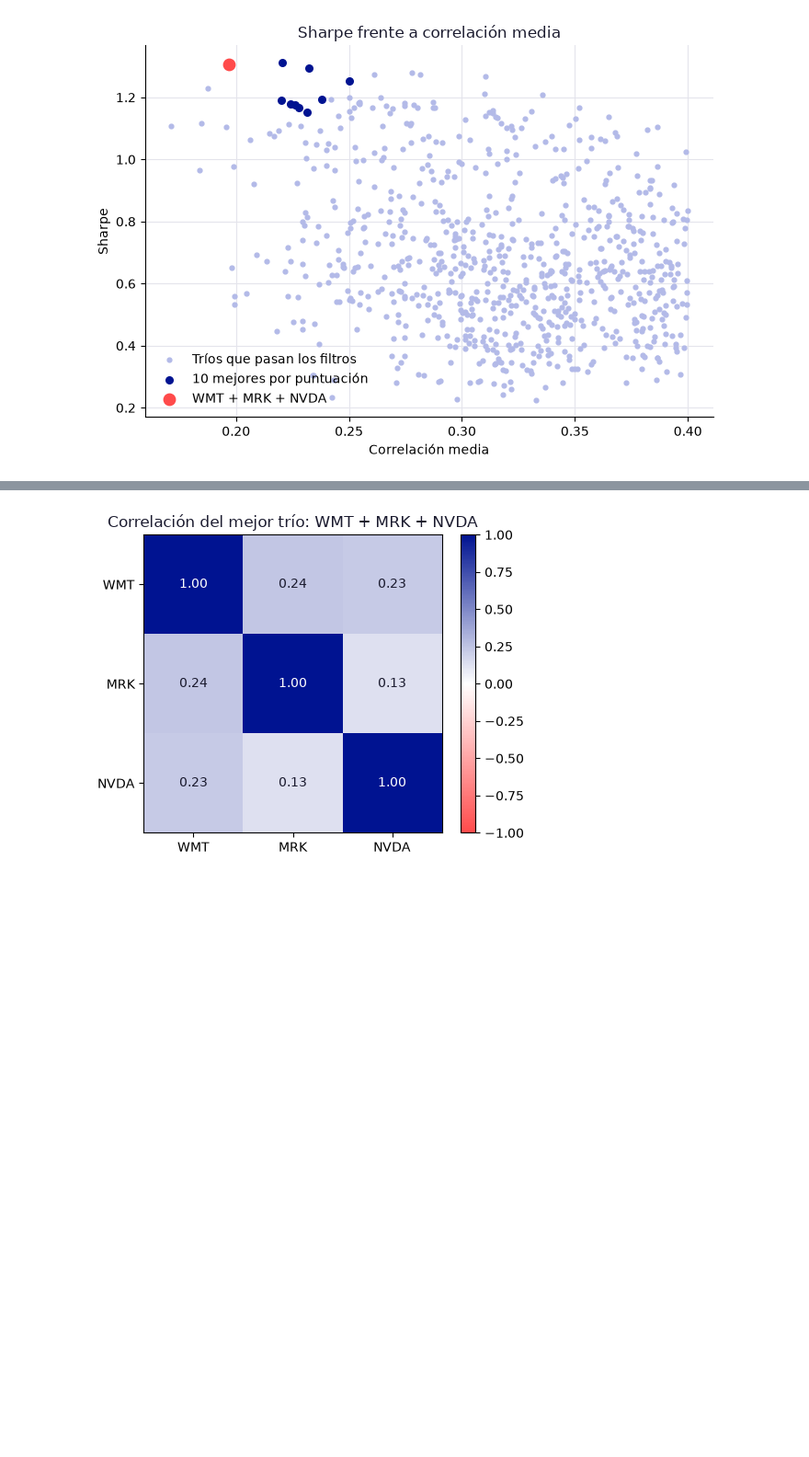
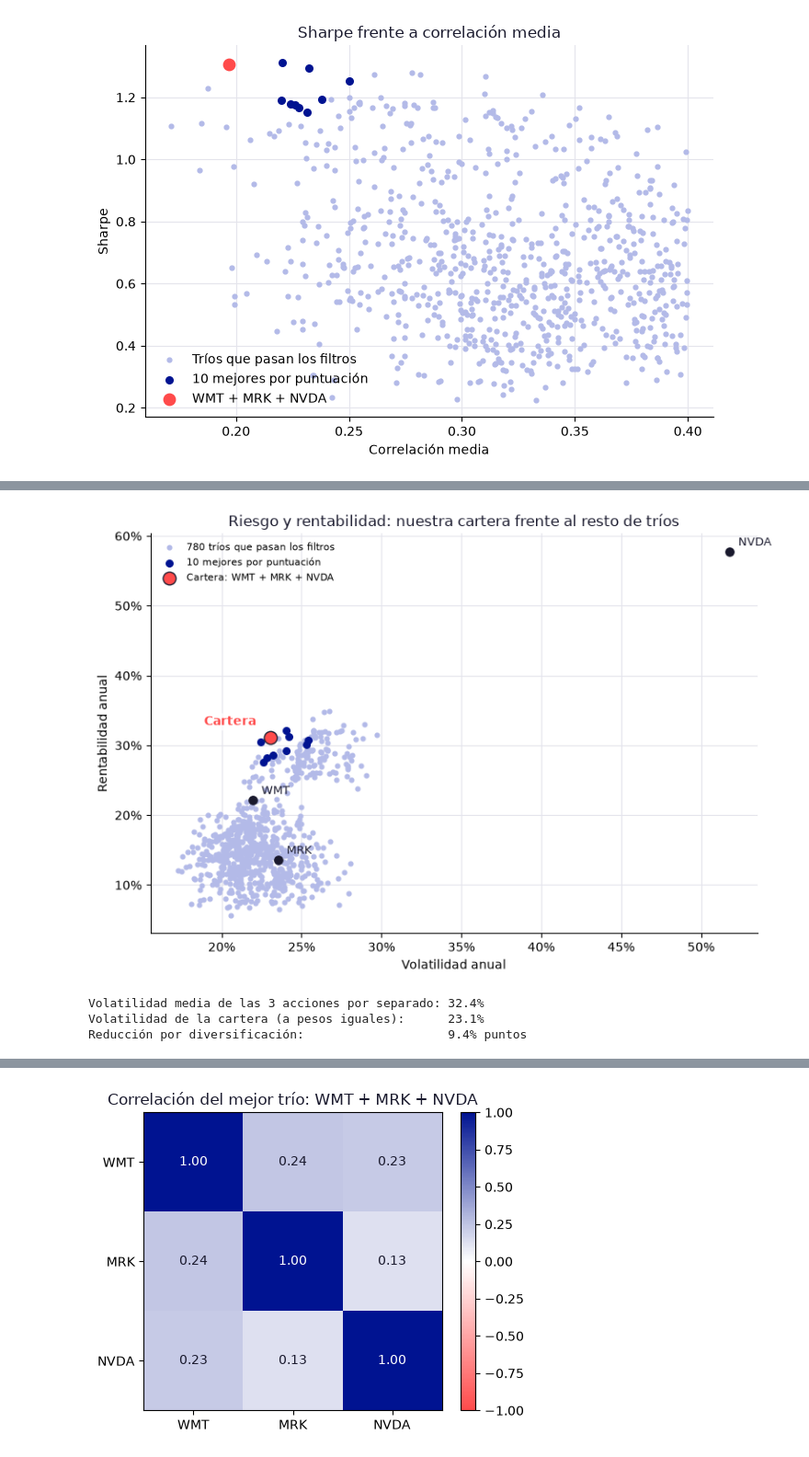
Before and after one commit to alvmorenobl/bbva-option-pricing-montecarlo-rnn, a Jupyter notebook: seleccioncartera.ipynb, the cells around one changed output, grey strips where cells are left out. Shown at 92% size. Drawn from its saved outputs; the diff is of its cells as text; code cells hidden in the pictures; blank space fills up the shorter version.

```diff
--- a/seleccioncartera.ipynb
+++ b/seleccioncartera.ipynb
@@ -304,10 +406,0 @@ plt.show()
-# %%
-plt.scatter(todos.loc["WMT + MRK + NVDA", "volatilidad"], todos.loc["WMT + MRK + NVDA", "rentabilidad"], color="red")
-plt.annotate("Cartera", (todos.loc["WMT + MRK + NVDA", "volatilidad"], todos.loc["WMT + MRK + NVDA", "rentabilidad"]))
-
-for e in ["WMT", "MRK", "NVDA"]:
-    vol_e, rent_e = rent[e].std() * np.sqrt(252), rent[e].mean() * 252
-    plt.scatter(vol_e, rent_e, color="black")
-    plt.annotate(e, (vol_e, rent_e))
-
-plt.xlabel("Volatilidad"); plt.ylabel("Rentabilidad"); plt.show()
@@ -317,0 +416,44 @@ plt.xlabel("Volatilidad"); plt.ylabel("Rentabilidad"); plt.show()
+# %%
+elegida = todos.index[0]
+componentes = elegida.split(" + ")
+x_c, y_c = todos.loc[elegida, "volatilidad"], todos.loc[elegida, "rentabilidad"]
+
+fig, ax = plt.subplots(figsize=(8, 5.5))
+ax.scatter(todos["volatilidad"], todos["rentabilidad"], s=12, color=COLORES["azul_muy_claro"],
+           label=f"{len(todos)} tríos que pasan los filtros")
+ax.scatter(todos["volatilidad"][:10], todos["rentabilidad"][:10], s=30, color=COLORES["azul_principal"],
+           label="10 mejores por puntuación")
+
+# Las tres acciones por separado
+vols_ind = []
+for e in componentes:
+    v_e, r_e = rent[e].std() * np.sqrt(DIAS_ANIO), rent[e].mean() * DIAS_ANIO
+    vols_ind.append(v_e)
+    ax.scatter(v_e, r_e, s=45, color=COLORES["gris_oscuro"], zorder=3)
+    ax.annotate(e, (v_e, r_e), textcoords="offset points", xytext=(7, 5), fontsize=9, color=COLORES["gris_oscuro"])
+
+# Nuestra cartera
+ax.scatter(x_c, y_c, s=110, color=COLORES["acento"], edgecolor=COLORES["gris_oscuro"], zorder=4, label=f"Cartera: {elegida}")
+ax.annotate("Cartera", (x_c, y_c), textcoords="offset points", xytext=(-12, 10), ha="right", fontsize=10,
+            fontweight="bold", color=COLORES["acento"],
+            bbox=dict(boxstyle="round,pad=0.2", fc="white", ec="none", alpha=0.8))
+
+ax.xaxis.set_major_formatter(lambda x, _: f"{x:.0%}")
+ax.yaxis.set_major_formatter(lambda y, _: f"{y:.0%}")
+ax.set(xlabel="Volatilidad anual", ylabel="Rentabilidad anual")
+ax.set_title("Riesgo y rentabilidad: nuestra cartera frente al resto de tríos", color=COLORES["gris_oscuro"])
+ax.grid(color=COLORES["gris_claro"])
+ax.set_axisbelow(True)
+ax.spines[["top", "right"]].set_visible(False)
+ax.legend(frameon=False, fontsize=8)
+plt.tight_layout()
+plt.show()
+
+print(f"Volatilidad media de las 3 acciones por separado: {np.mean(vols_ind):.1%}")
+print(f"Volatilidad de la cartera (a pesos iguales):      {x_c:.1%}")
+print(f"Reducción por diversificación:                    {np.mean(vols_ind) - x_c:.1%} puntos")
+# %% [output]
+[figure, added]
+Volatilidad media de las 3 acciones por separado: 32.4%
+Volatilidad de la cartera (a pesos iguales):      23.1%
+Reducción por diversificación:                    9.4% puntos
```
Also changed, not shown: parts of 33 cells of this notebook.
